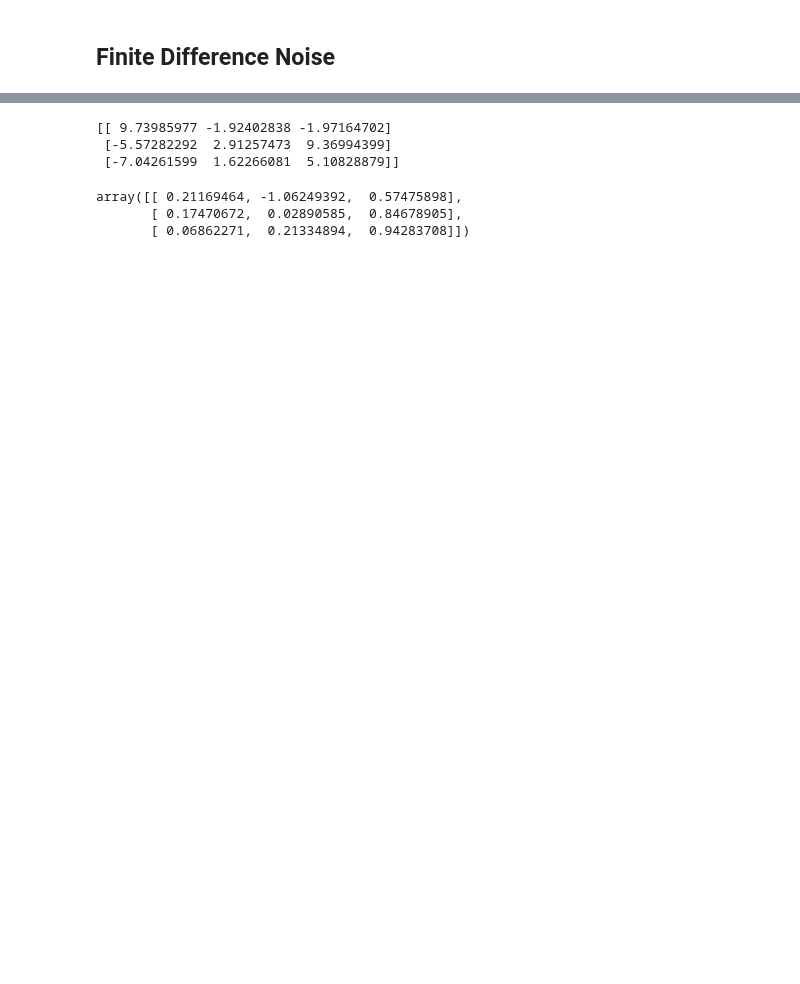
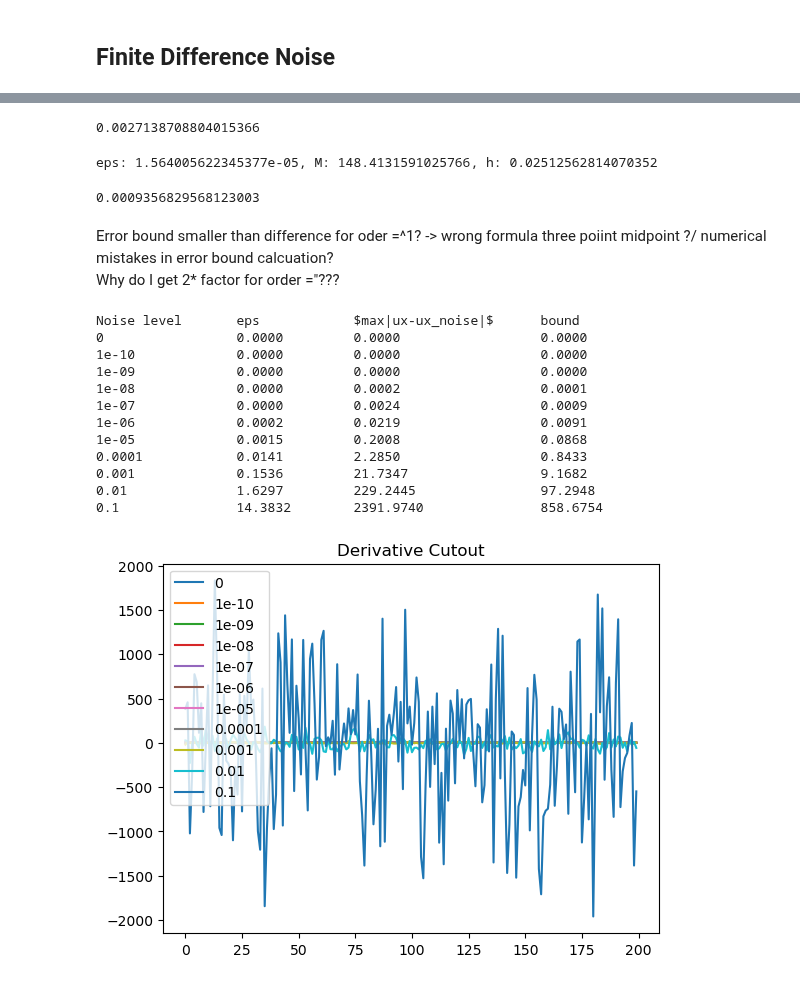
Before and after one commit to HillaryHauger/robust-identifiability-symbolic-recovery, a Jupyter notebook: My Experiments/Robustness Noise SVD.ipynb, the cells around one changed output, grey strips where cells are left out. Drawn from its saved outputs; the diff is of its cells as text; code cells hidden in the pictures; blank space fills up the shorter version.

Commit message:
Zwischenergebnisse Robustness Noise SVD für Derivative calculation

```diff
--- a/My Experiments/Robustness Noise SVD.ipynb
+++ b/My Experiments/Robustness Noise SVD.ipynb
@@ -120,12 +192,57 @@ print(matrix)
 # %%
-print(matrix_noise)
+target_noise=1e-7
+var = target_noise * np.sqrt(np.mean(np.square(u)))
+noise = np.random.normal(0, var, size=u.shape)
+u_noise = u + noise
+ux_noise = ps.FiniteDifference(order=4,d=1, axis=0, drop_endpoints=False)._differentiate(u_noise, dx)
-# %% [output]
-[[ 9.73985977 -1.92402838 -1.97164702]
- [-5.57282292  2.91257473  9.36994399]
- [-7.04261599  1.62266081  5.10828879]]
-# %%
-noise
-# %% [output]
-array([[ 0.21169464, -1.06249392,  0.57475898],
-       [ 0.17470672,  0.02890585,  0.84678905],
-       [ 0.06862271,  0.21334894,  0.94283708]])
+# %%
+infinity_norm(ux-ux_noise)
+# %% [output]
+0.0027138708804015366
+# %%
+eps=infinity_norm(u_noise-u)
+M=infinity_norm(uxxx)
+h=dx
+print(f"eps: {eps}, M: {M}, h: {h}")
+# %% [output]
+eps: 1.564005622345377e-05, M: 148.4131591025766, h: 0.02512562814070352
+# %%
+error_bound(eps,h,M,order=4)
+# %% [output]
+0.0009356829568123003
+# %% [markdown]
+Error bound smaller than difference for oder =^1? -> wrong formula
+three poiint midpoint ?/ numerical mistakes in error bound calcuation?<br>
+Why do I get 2* factor for order ="???
+# %%
+M=infinity_norm(uxxx)
+noise_levels = [0]+[10**(-10+i) for i in range(0,10)]
+print("Noise level \t  eps \t \t $max|ux-ux_noise|$ \t bound")
+plt.title("Derivative Cutout")
+order=4
+for target_noise in noise_levels:
+    var = target_noise * np.sqrt(np.mean(np.square(u)))
+    noise = np.random.normal(0, var, size=u.shape)
+    u_noise = u + noise
+    ux_noise = ps.FiniteDifference(order=order,d=1, axis=0, drop_endpoints=False)._differentiate(u_noise, dx)
+    plt.plot(ux_noise[0,:],label=str(target_noise))
+    eps = infinity_norm(u_noise-u)
+    bound = error_bound(eps,dx,M,order)
+    diff = infinity_norm(ux-ux_noise)
+    print(f"{target_noise} \t \t  {eps:.4f} \t {diff:.4f} \t \t {bound:.4f}")
+plt.legend()
+plt.show()
+# %% [output]
+Noise level       eps            $max|ux-ux_noise|$      bound
+0                 0.0000         0.0000                  0.0000
+1e-10             0.0000         0.0000                  0.0000
+1e-09             0.0000         0.0000                  0.0000
+1e-08             0.0000         0.0002                  0.0001
+1e-07             0.0000         0.0024                  0.0009
+1e-06             0.0002         0.0219                  0.0091
+1e-05             0.0015         0.2008                  0.0868
+0.0001            0.0141         2.2850                  0.8433
+0.001             0.1536         21.7347                 9.1682
+0.01              1.6297         229.2445                97.2948
+0.1               14.3832        2391.9740               858.6754
+[figure, added]
```
Also changed, not shown: parts of 22 cells of this notebook, 1 other file.
